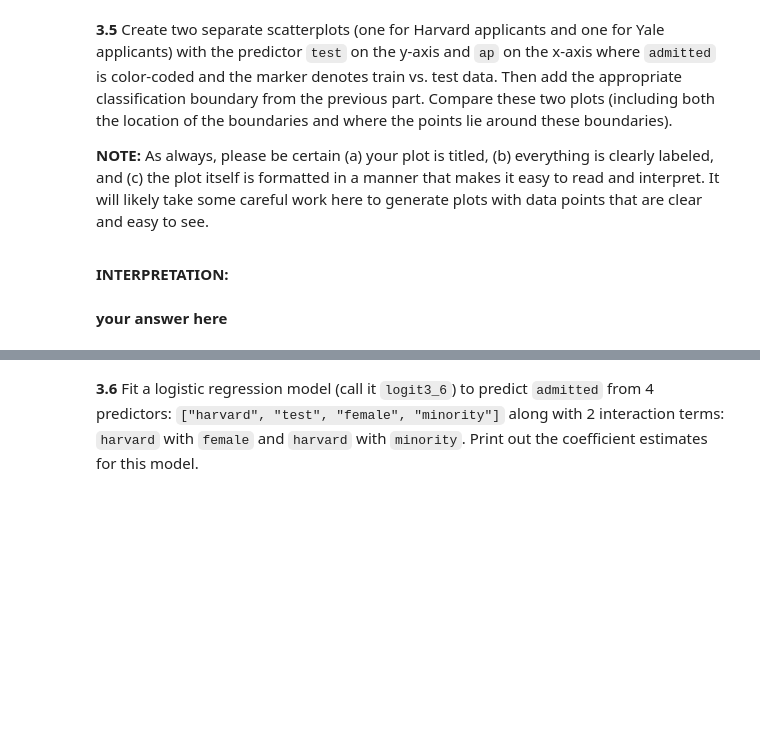
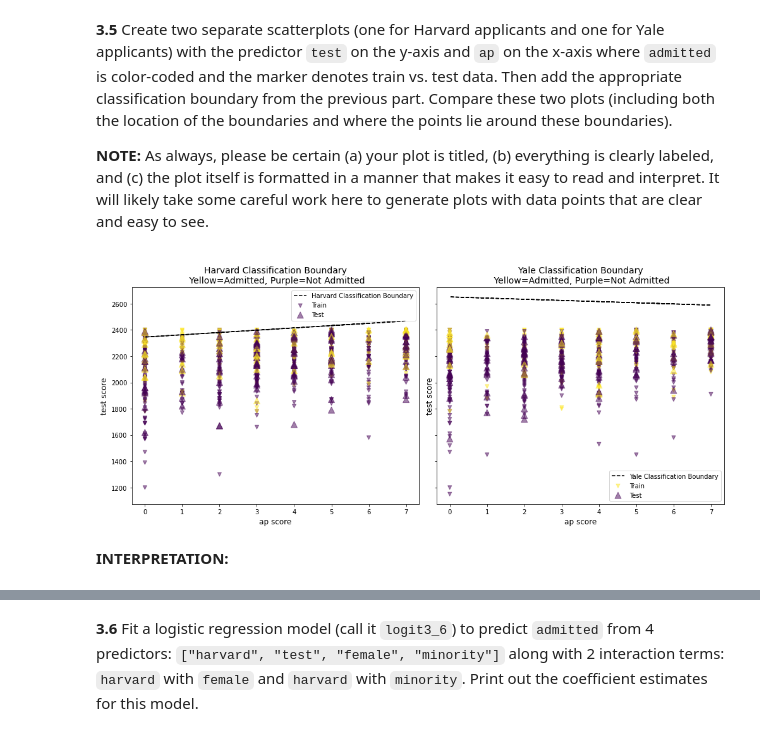
Before and after one commit to westonruths/ac209a, a Jupyter notebook: cs109a_hw5/cs109a_hw5.ipynb, the cells around one changed output, grey strips where cells are left out. Saved outputs shown, nothing was run; the diff lists cells and outputs as text; code cells hidden in the pictures; blank space fills up the shorter version.

```diff
--- a/cs109a_hw5/cs109a_hw5.ipynb
+++ b/cs109a_hw5/cs109a_hw5.ipynb
@@ -625,4 +621,62 @@ $AP \geq 554.06$
+# %%
+# your code here
+y = college_train['test']
+x = college_train[['ap']]
+
+x_harv= college_train[college_train['harvard']==1][['ap']]
+c_harv= college_train[college_train['harvard']==1]['admitted']
+y_harvp= college_train[college_train['harvard']==1]['test']
+
+x_harvt= college_test[college_test['harvard']==1][['ap']]
+c_harvt= college_test[college_test['harvard']==1]['admitted']
+y_harvpt= college_test[college_test['harvard']==1]['test']
+
+x_yale= college_train[college_train['harvard']==0][['ap']]
+c_yale= college_train[college_train['harvard']==0]['admitted']
+y_yalep= college_train[college_train['harvard']==0]['test']
+
+x_yalet= college_test[college_test['harvard']==0][['ap']]
+c_yalet= college_test[college_test['harvard']==0]['admitted']
+y_yalept= college_test[college_test['harvard']==0]['test']
+
+b0= logit3_2.intercept_[0]
+b1= logit3_2.coef_[0][0]
+b2= logit3_2.coef_[0][1]
+b3= logit3_2.coef_[0][2]
+b4= logit3_2.coef_[0][3]
+b5= logit3_2.coef_[0][4]
+
+y_harv= ((b0+b1)+(b3+b5)*x)/(-b2-b4)
+y_yale= (b0+b3*x)/(-b2)
+
+f, axes = plt.subplots(1,2, figsize=(14,6), sharey='row')
+
+axes[0].plot(x, y_harv, 'k--', label="Harvard Classification Boundary")
+axes[0].scatter(x_harv, y_harvp, marker='v', c=c_harv, label="Train", alpha = 0.5)
+axes[0].scatter(x_harvt, y_harvpt, marker='^', c=c_harvt, label="Test", alpha = 0.5, s=100)
+axes[0].legend()
+axes[0].set_title(
+    'Harvard Classification Boundary\n Yellow=Admitted, Purple=Not Admitted',
+    fontsize=14,
+)
+axes[0].set_ylabel('test score', fontsize=12)
+axes[0].set_xlabel('ap score', fontsize=12)
+
+axes[1].plot(x, y_yale, 'k--', label="Yale Classification Boundary")
+axes[1].scatter(x_yale, y_yalep, marker='v', c=c_yale, label="Train", alpha = 0.5)
+axes[1].scatter(x_yalet, y_yalept, marker='^', c=c_yalet, label="Test", alpha = 0.5, s=100)
+axes[1].legend()
+axes[1].set_title(
+    'Yale Classification Boundary\n Yellow=Admitted, Purple=Not Admitted',
+    fontsize=14,
+)
+axes[1].set_ylabel('test score', fontsize=12)
+axes[1].set_xlabel('ap score', fontsize=12)
+
+
+plt.tight_layout()
+plt.show()
+# %% [output]
+[figure, added]
 # %% [markdown]
 **INTERPRETATION:**
-# %% [markdown]
-**your answer here**
```
Also changed, not shown: parts of 28 cells of this notebook, 1 other file.
